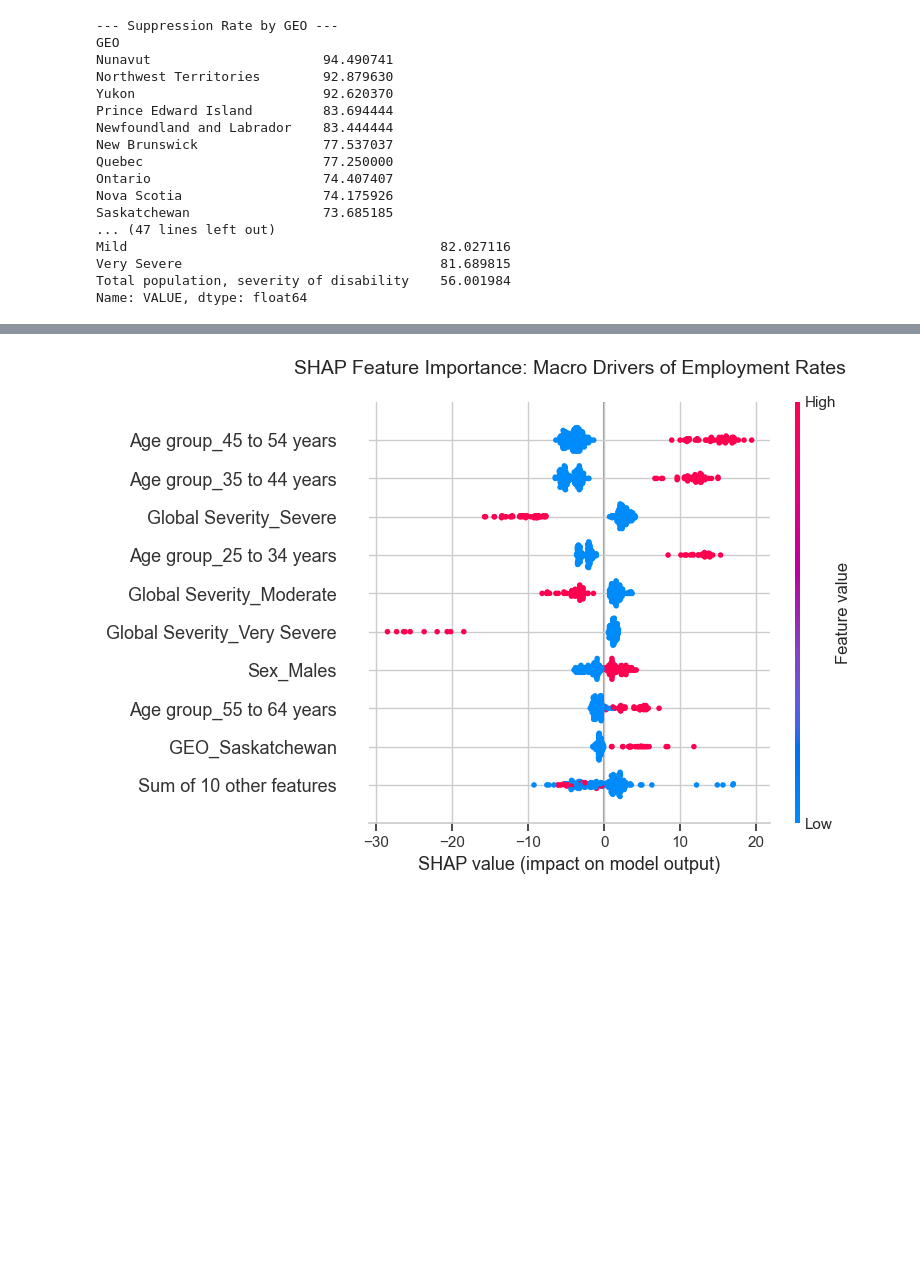
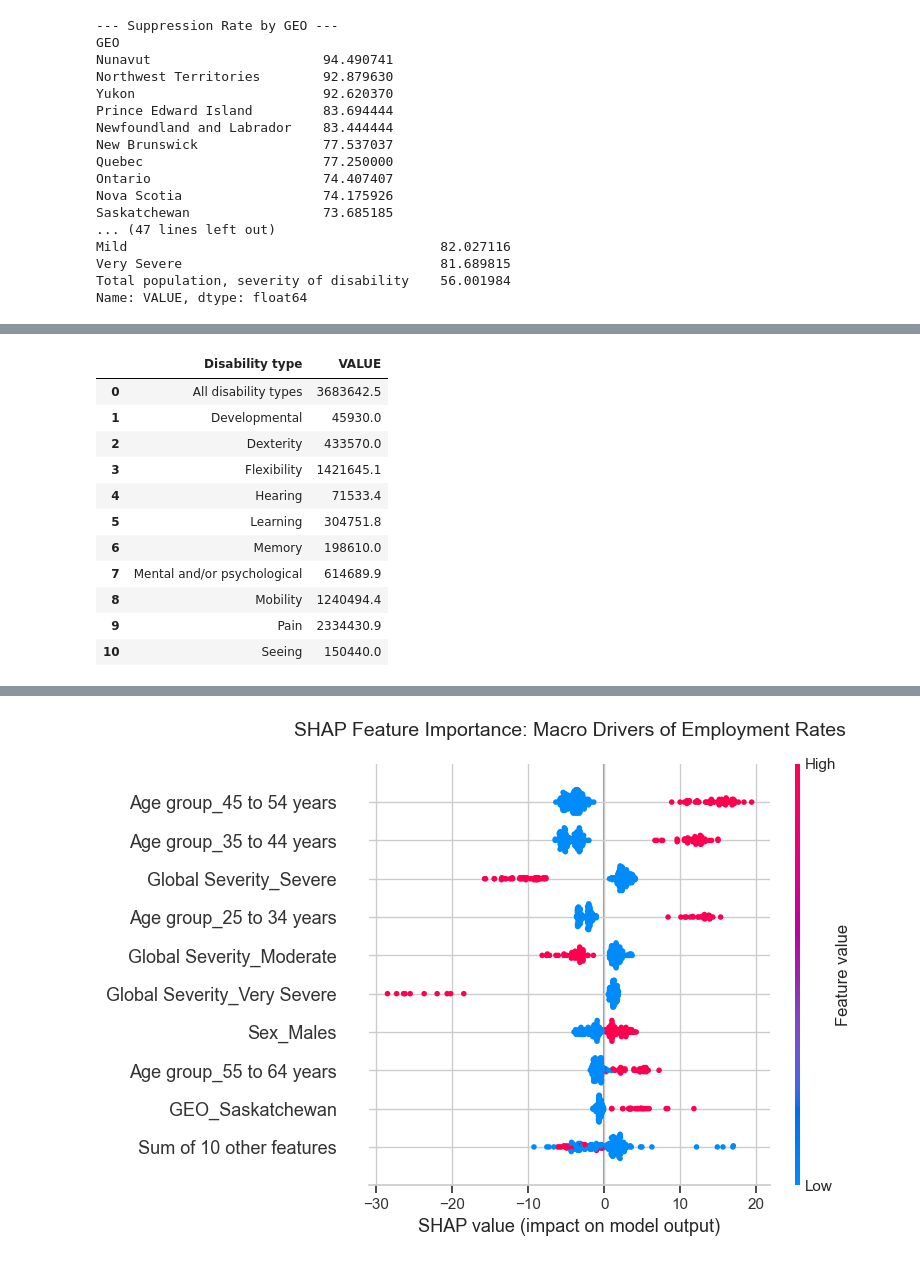
Before and after one commit to diverse-data-hub/diverse-data-hub.github.io, a Jupyter notebook: scripts/labour_force.ipynb, the cells around one changed output, grey strips where cells are left out. Drawn from its saved outputs; the diff is of its cells as text; code cells hidden in the pictures; blank space fills up the shorter version.

```diff
--- a/scripts/labour_force.ipynb
+++ b/scripts/labour_force.ipynb
@@ -231,0 +287,13 @@ plt.show()
+# %%
+columns_to_drop = ['REF_DATE',
+                   'DGUID',
+                   'UOM_ID',
+                   'SCALAR_FACTOR',
+                   'SCALAR_ID',
+                   'VECTOR',
+                   'COORDINATE',
+                   'SYMBOL',
+                   'TERMINATED',
+                   'DECIMALS']
+
+clean_labour_force = filter_labour_force.drop(columns=columns_to_drop)
@@ -231,0 +347,15 @@ plt.show()
+# %%
+clean_labour_force.groupby('Disability type')['VALUE'].sum().reset_index()
+# %% [output]
+|  | Disability type | VALUE |
+| 0 | All disability types | 3683642.5 |
+| 1 | Developmental | 45930.0 |
+| 2 | Dexterity | 433570.0 |
+| 3 | Flexibility | 1421645.1 |
+| 4 | Hearing | 71533.4 |
+| 5 | Learning | 304751.8 |
+| 6 | Memory | 198610.0 |
+| 7 | Mental and/or psychological | 614689.9 |
+| 8 | Mobility | 1240494.4 |
+| 9 | Pain | 2334430.9 |
+| 10 | Seeing | 150440.0 |
```
Also changed, not shown: parts of 24 cells of this notebook, 1 other file.
